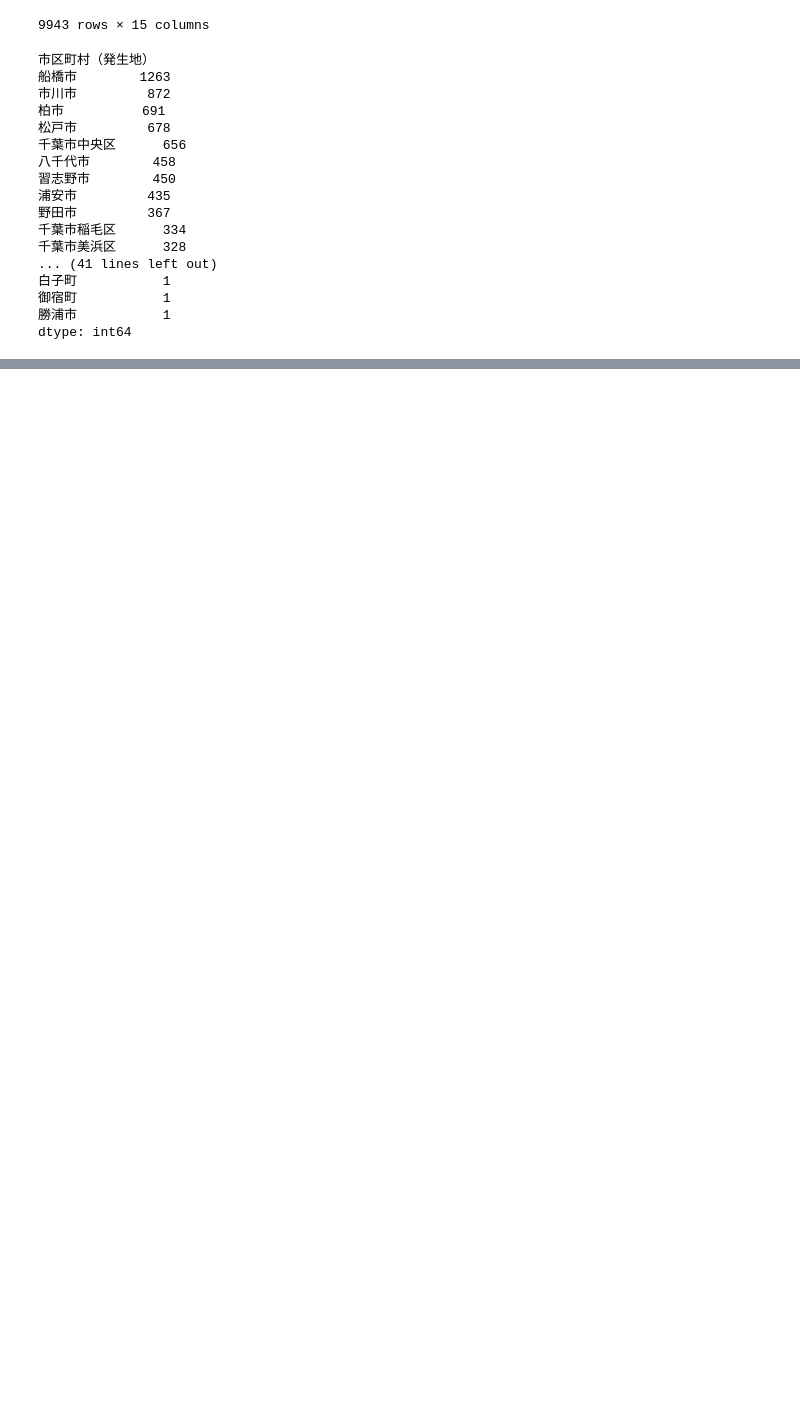
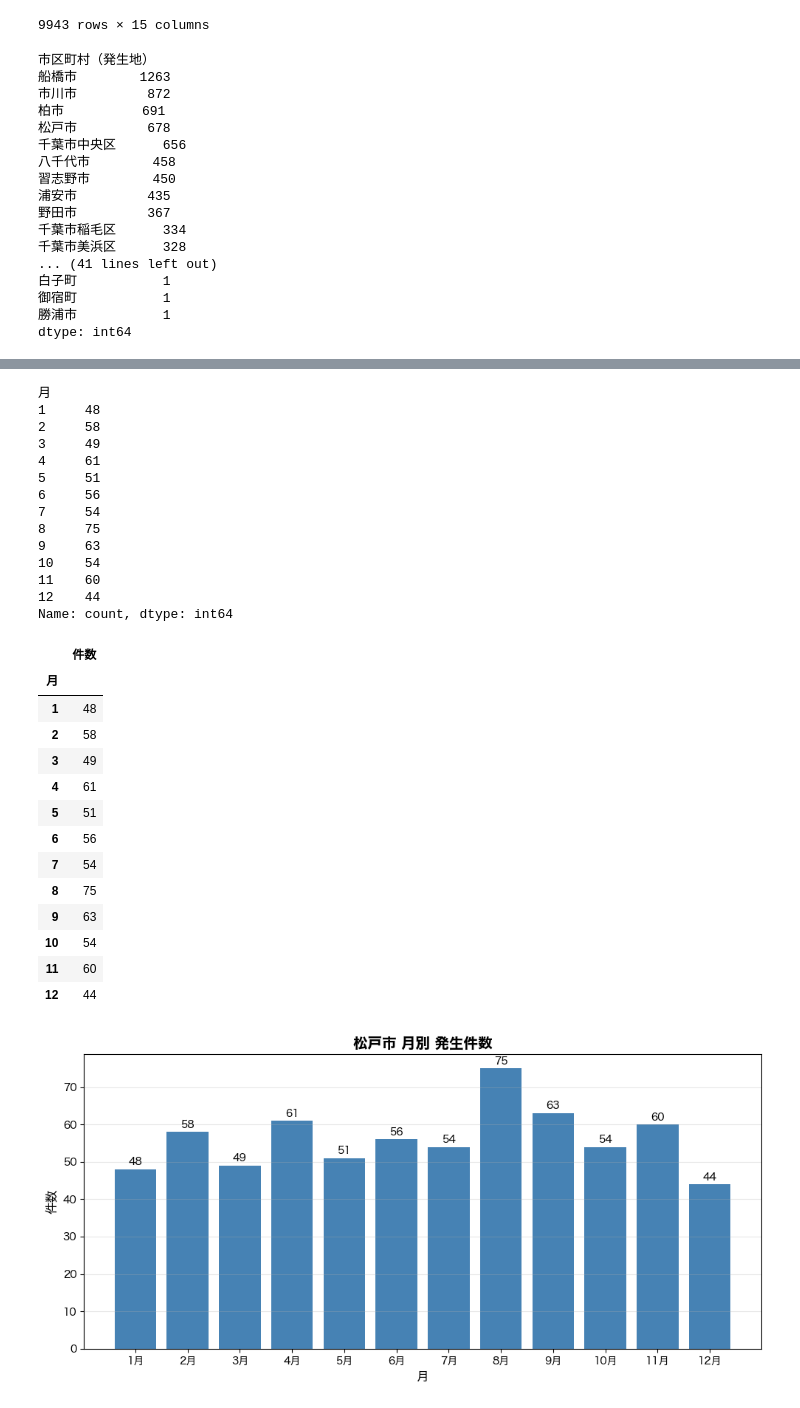
Before and after one commit to a250927s-create/me, a Jupyter notebook: week8/jitensha.ipynb, the cells around one changed output, grey strips where cells are left out. Drawn from its saved outputs; the diff is of its cells as text; code cells hidden in the pictures; blank space fills up the shorter version.

```diff
--- a/week8/jitensha.ipynb
+++ b/week8/jitensha.ipynb
@@ -135,0 +104,68 @@ Name: count, dtype: int64
+# %%
+# matsudo_df が既に存在する前提
+matsudo_df = matsudo_df.copy()
+
+# 発生日を作成（YYYYMMDD形式の文字列を datetime に変換）
+matsudo_df['発生日'] = pd.to_datetime(matsudo_df['発生年月日（始期）'], format="%Y%m%d", errors='coerce')
+
+# 月列を作成
+matsudo_df['月'] = matsudo_df['発生日'].dt.month
+
+# 月別の件数を作成（1〜12月を揃える）
+matsudo_monthly = matsudo_df['月'].value_counts().reindex(range(1,13), fill_value=0).sort_index()
+matsudo_monthly.index = matsudo_monthly.index.astype(int)  # インデックスを整数にしておく
+print(matsudo_monthly)
+
+# 表として表示
+display(matsudo_monthly.rename("件数").to_frame())
+
+# 棒グラフで可視化
+fig, ax = plt.subplots(figsize=(10, 5))
+months_labels = [f"{m}月" for m in matsudo_monthly.index]
+bars = ax.bar(months_labels, matsudo_monthly.values, color='steelblue')
+
+ax.set_xlabel('月', fontsize=12)
+ax.set_ylabel('件数', fontsize=12)
+ax.set_title('松戸市 月別 発生件数', fontsize=14, fontweight='bold')
+ax.grid(axis='y', alpha=0.3)
+
+# 棒の上に件数を表示
+for bar in bars:
+    h = int(bar.get_height())
+    ax.text(bar.get_x() + bar.get_width() / 2, h + 0.5, h, ha='center', va='bottom', fontsize=10)
+
+plt.tight_layout()
+plt.show()
+
+# 確認用
+matsudo_df.head()
+# %% [output]
+月
+1     48
+2     58
+3     49
+4     61
+5     51
+6     56
+7     54
+8     75
+9     63
+10    54
+11    60
+12    44
+Name: count, dtype: int64
+|  | 件数 |
+| 月 |  |
+| 1 | 48 |
+| 2 | 58 |
+| 3 | 49 |
+| 4 | 61 |
+| 5 | 51 |
+| 6 | 56 |
+| 7 | 54 |
+| 8 | 75 |
+| 9 | 63 |
+| 10 | 54 |
+| 11 | 60 |
+| 12 | 44 |
+[figure, added]
```
Also changed, not shown: parts of 8 cells of this notebook, 6 other files.
